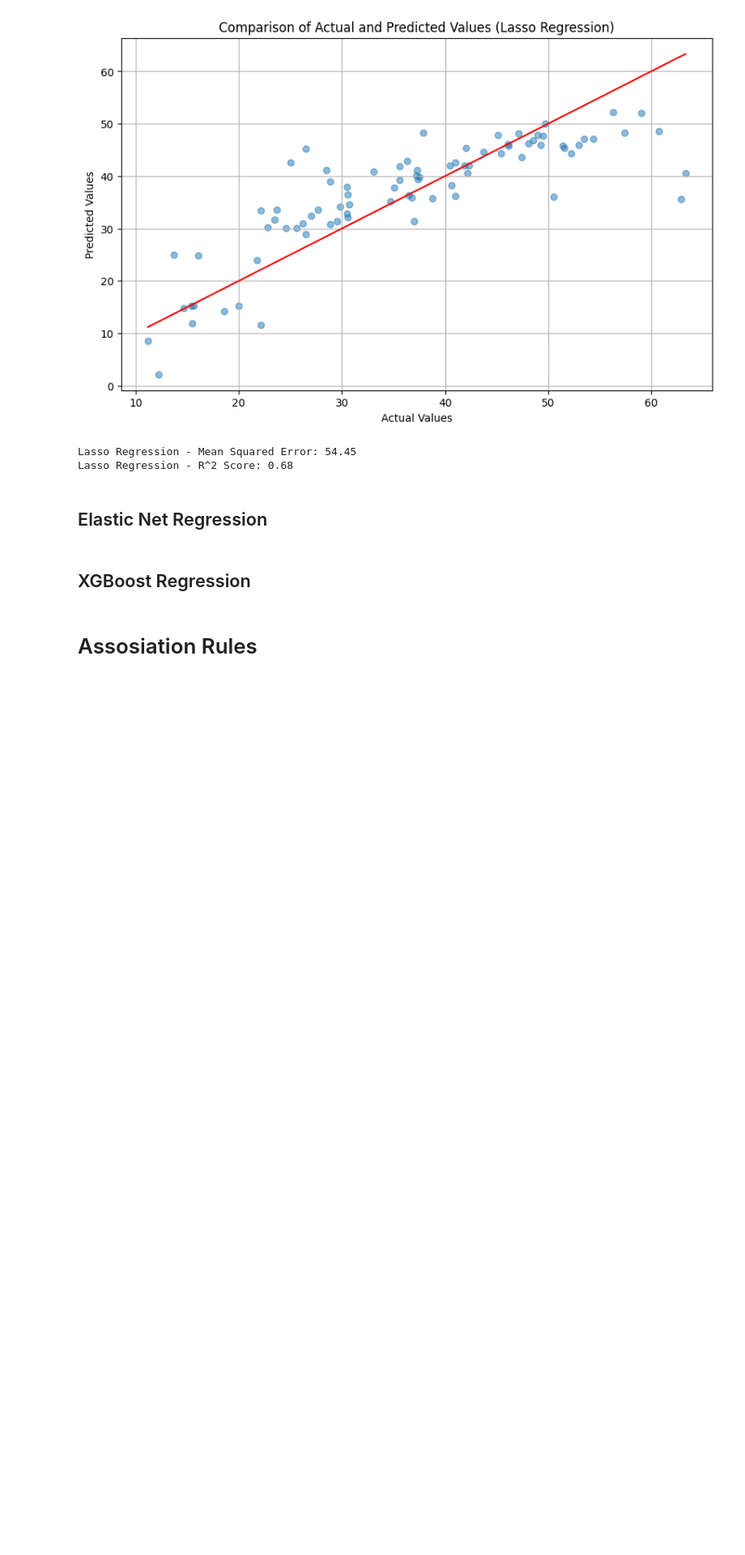
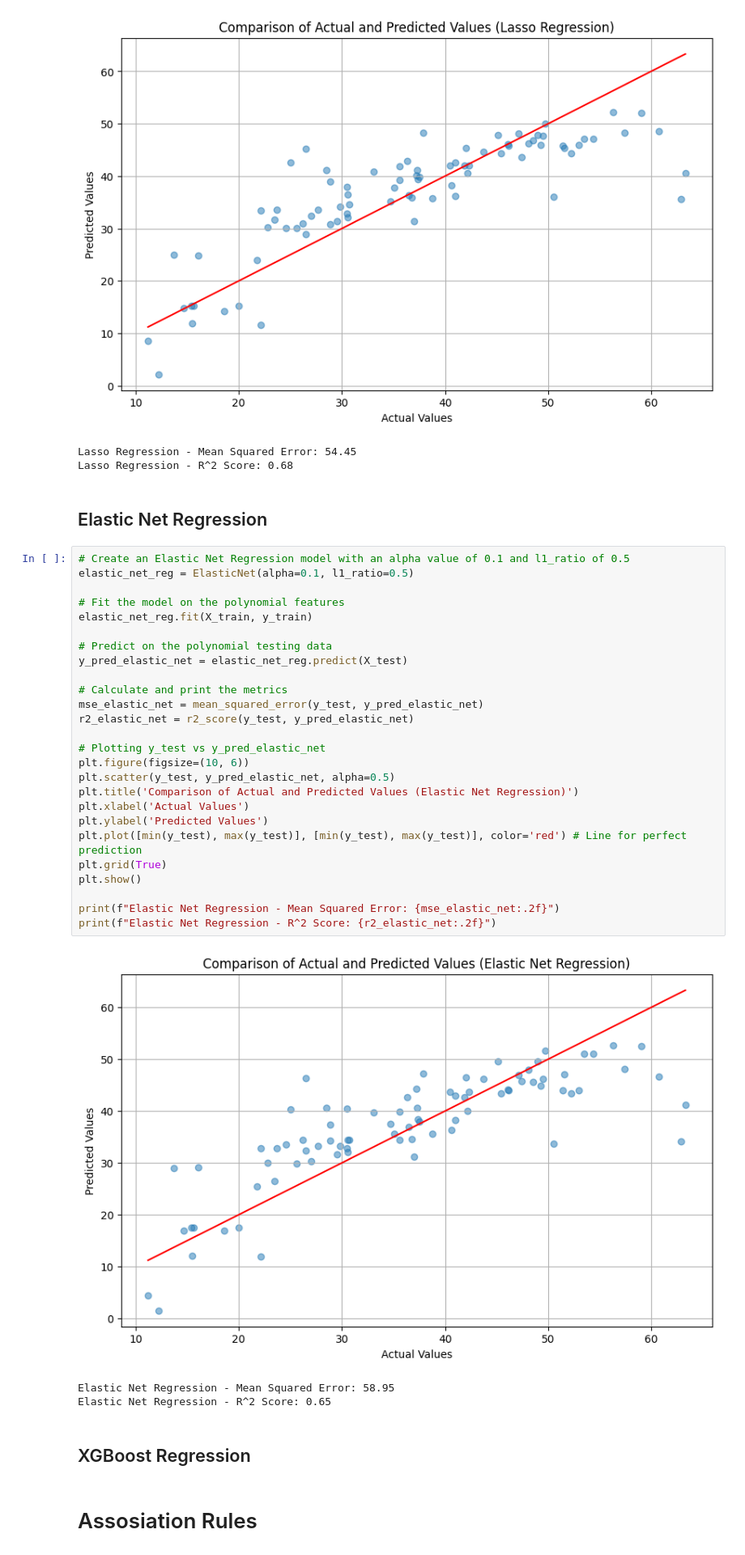
Before and after one commit to mmahdin/Data-Mining-Projects, a Jupyter notebook: data-mining-p2-student.ipynb, the cells around one changed output. Shown: that part at 81% size. Cells and saved outputs as stored; diff of their text form; blank space fills up the shorter version.

Commit message:
Elastic Net Regression

```diff
--- a/data-mining-p2-student.ipynb
+++ b/data-mining-p2-student.ipynb
@@ -259,6 +259,36 @@ Lasso Regression - Mean Squared Error: 54.45
 Lasso Regression - R^2 Score: 0.68
 # %% [markdown]
 ## Elastic Net Regression
+# %%
+# Create an Elastic Net Regression model with an alpha value of 0.1 and l1_ratio of 0.5
+elastic_net_reg = ElasticNet(alpha=0.1, l1_ratio=0.5)
+
+# Fit the model on the polynomial features
+elastic_net_reg.fit(X_train, y_train)
+
+# Predict on the polynomial testing data
+y_pred_elastic_net = elastic_net_reg.predict(X_test)
+
+# Calculate and print the metrics
+mse_elastic_net = mean_squared_error(y_test, y_pred_elastic_net)
+r2_elastic_net = r2_score(y_test, y_pred_elastic_net)
+
+# Plotting y_test vs y_pred_elastic_net
+plt.figure(figsize=(10, 6))
+plt.scatter(y_test, y_pred_elastic_net, alpha=0.5)
+plt.title('Comparison of Actual and Predicted Values (Elastic Net Regression)')
+plt.xlabel('Actual Values')
+plt.ylabel('Predicted Values')
+plt.plot([min(y_test), max(y_test)], [min(y_test), max(y_test)], color='red') # Line for perfect prediction
+plt.grid(True)
+plt.show()
+
+print(f"Elastic Net Regression - Mean Squared Error: {mse_elastic_net:.2f}")
+print(f"Elastic Net Regression - R^2 Score: {r2_elastic_net:.2f}")
+# %% [output]
+[figure, added]
+Elastic Net Regression - Mean Squared Error: 58.95
+Elastic Net Regression - R^2 Score: 0.65
 # %% [markdown]
 ## XGBoost Regression
 # %% [markdown]
```
Also changed, not shown: parts of 2 cells of this notebook.
